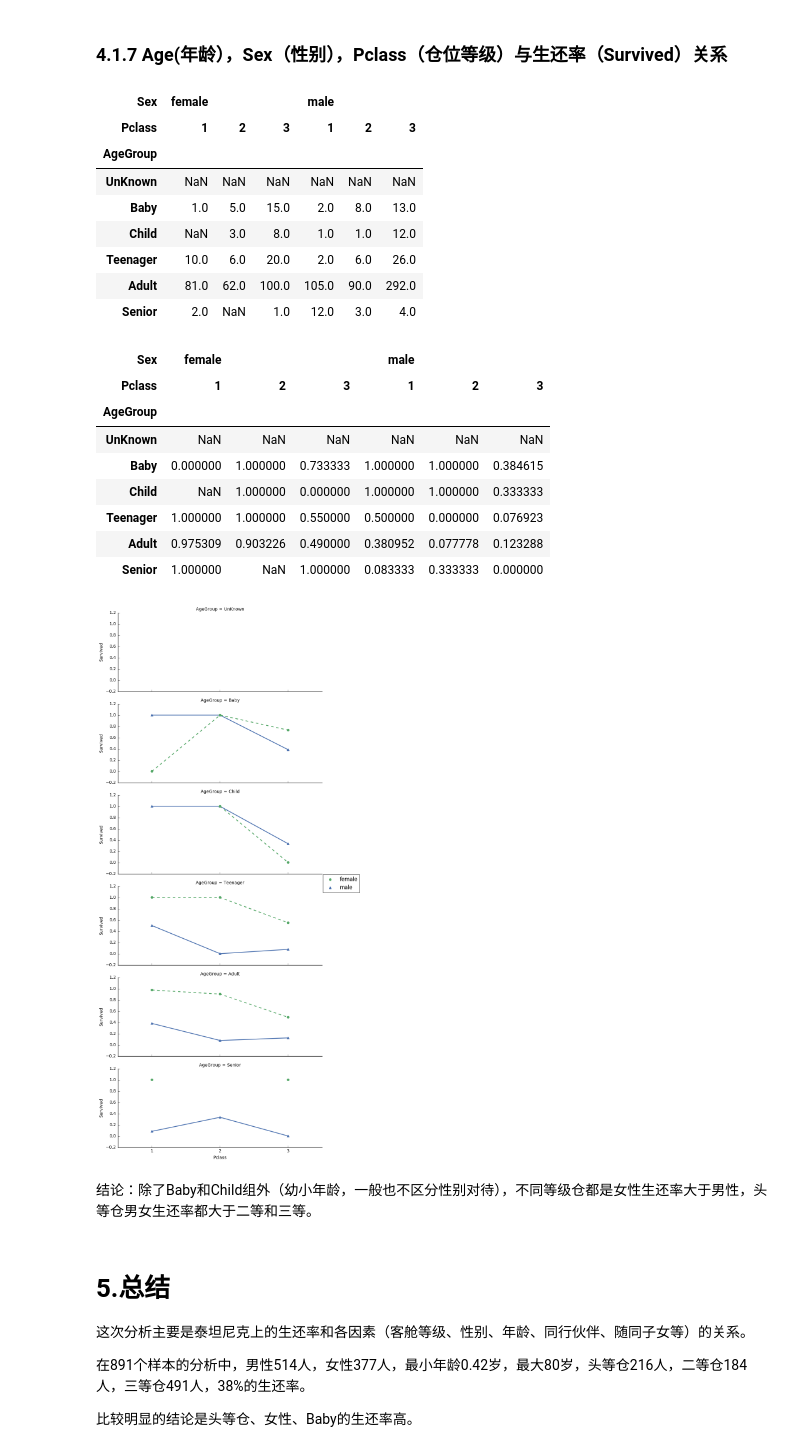
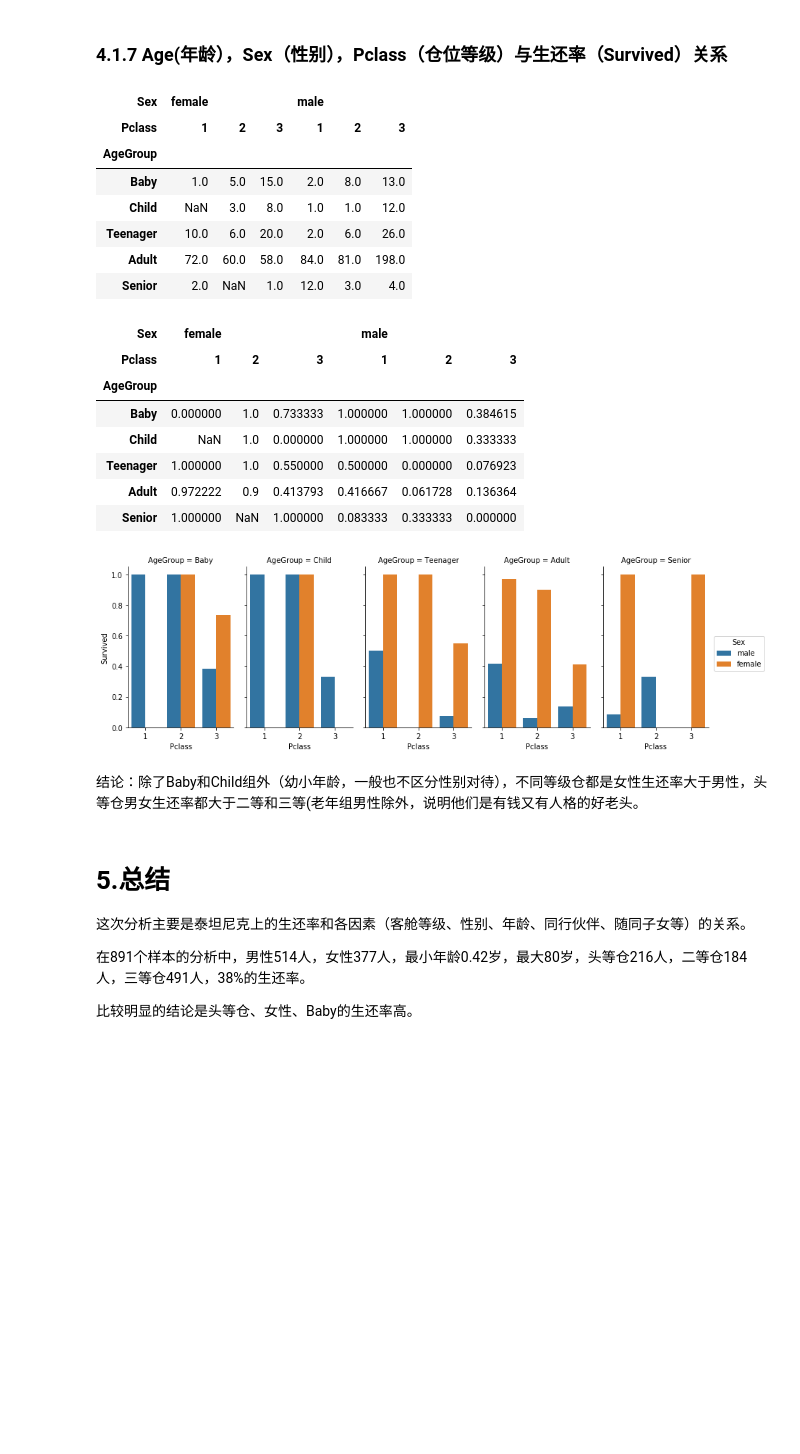
Before and after one commit to cr1998/udacity, a Jupyter notebook: P2.ipynb, the cells around one changed output. Saved outputs shown, nothing was run; the diff lists cells and outputs as text; code cells hidden in the pictures; blank space fills up the shorter version.

```diff
--- a/P2.ipynb
+++ b/P2.ipynb
@@ -296,5 +292,10 @@ Adult       730
 Senior       22
 Name: AgeGroup, dtype: int64
+# %%
+#UnKnown不存在，所以取消
+bins = [0, 5, 12, 18, 60, np.inf]
+labels = ['Baby', 'Child', 'Teenager', 'Adult', 'Senior']
+titanic["AgeGroup"]=pd.cut(titanic["Age"], bins, labels = labels)
 # %%
 titanic.pivot_table(values="Survived",index="AgeGroup",aggfunc=np.mean)
 # %% [output]
@@ -458,11 +458,10 @@ titanic.pivot_table(values="PassengerId",index="AgeGroup",columns=["Sex","Pclass
 | Sex | female |  |  | male |  |  |
 | Pclass | 1 | 2 | 3 | 1 | 2 | 3 |
 | AgeGroup |  |  |  |  |  |  |
-| UnKnown | NaN | NaN | NaN | NaN | NaN | NaN |
 | Baby | 1.0 | 5.0 | 15.0 | 2.0 | 8.0 | 13.0 |
 | Child | NaN | 3.0 | 8.0 | 1.0 | 1.0 | 12.0 |
 | Teenager | 10.0 | 6.0 | 20.0 | 2.0 | 6.0 | 26.0 |
-| Adult | 81.0 | 62.0 | 100.0 | 105.0 | 90.0 | 292.0 |
+| Adult | 72.0 | 60.0 | 58.0 | 84.0 | 81.0 | 198.0 |
 | Senior | 2.0 | NaN | 1.0 | 12.0 | 3.0 | 4.0 |
 # %%
 titanic.pivot_table(values="Survived",index="AgeGroup",columns=["Sex","Pclass"],aggfunc=np.mean)
@@ -470,23 +469,29 @@ titanic.pivot_table(values="Survived",index="AgeGroup",columns=["Sex","Pclass"],
 | Sex | female |  |  | male |  |  |
 | Pclass | 1 | 2 | 3 | 1 | 2 | 3 |
 | AgeGroup |  |  |  |  |  |  |
-| UnKnown | NaN | NaN | NaN | NaN | NaN | NaN |
-| Baby | 0.000000 | 1.000000 | 0.733333 | 1.000000 | 1.000000 | 0.384615 |
-| Child | NaN | 1.000000 | 0.000000 | 1.000000 | 1.000000 | 0.333333 |
-| Teenager | 1.000000 | 1.000000 | 0.550000 | 0.500000 | 0.000000 | 0.076923 |
-| Adult | 0.975309 | 0.903226 | 0.490000 | 0.380952 | 0.077778 | 0.123288 |
+| Baby | 0.000000 | 1.0 | 0.733333 | 1.000000 | 1.000000 | 0.384615 |
+| Child | NaN | 1.0 | 0.000000 | 1.000000 | 1.000000 | 0.333333 |
+| Teenager | 1.000000 | 1.0 | 0.550000 | 0.500000 | 0.000000 | 0.076923 |
+| Adult | 0.972222 | 0.9 | 0.413793 | 0.416667 | 0.061728 | 0.136364 |
 | Senior | 1.000000 | NaN | 1.000000 | 0.083333 | 0.333333 | 0.000000 |
 # %%
-#https://seaborn.pydata.org/generated/seaborn.FacetGrid.html
-sns.FacetGrid(data=titanic,row="AgeGroup",aspect=2.5)\
-.map(sns.pointplot,"Pclass","Survived","Sex",hue_order=["male","female"],ci=None,palette="deep",
-     markers=["^", "o"], linestyles=["-", "--"]).add_legend()
+#https://seaborn.pydata.org/generated/seaborn.factorplot.html
+
+'''
+sns.FacetGrid(data=titanic,row="AgeGroup",aspect=1.9)\
+    .map(sns.barplot,"Pclass","Survived","Sex",hue_order=["male","female"],\
+         ci=None, palette="deep")
+'''
+
+#还是factorplot画出来的漂亮些
+sns.factorplot(data=titanic,x="Pclass",y="Survived",hue="Sex",\
+              ci=None,col="AgeGroup",kind="bar",aspect=.6)
 
 plt.show()
 # %% [output]
-[figure, old version]
+[figure, new version]
 # %% [markdown]
-结论：除了Baby和Child组外（幼小年龄，一般也不区分性别对待），不同等级仓都是女性生还率大于男性，头等仓男女生还率都大于二等和三等。
+结论：除了Baby和Child组外（幼小年龄，一般也不区分性别对待），不同等级仓都是女性生还率大于男性，头等仓男女生还率都大于二等和三等(老年组男性除外，说明他们是有钱又有人格的好老头。
 # %% [markdown]
 # 5.总结
 
```
Also changed, not shown: parts of 9 cells of this notebook.
